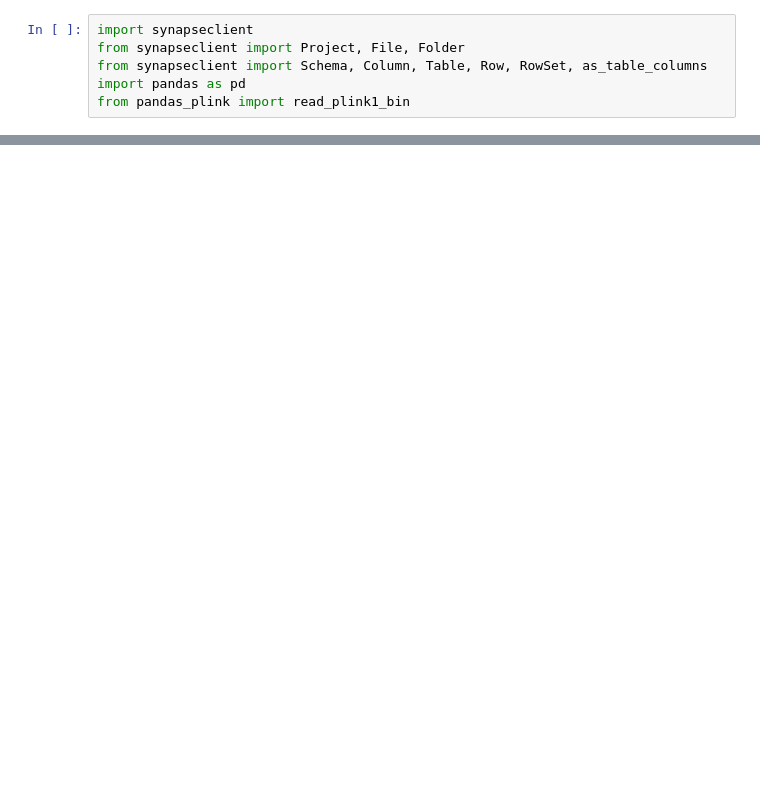
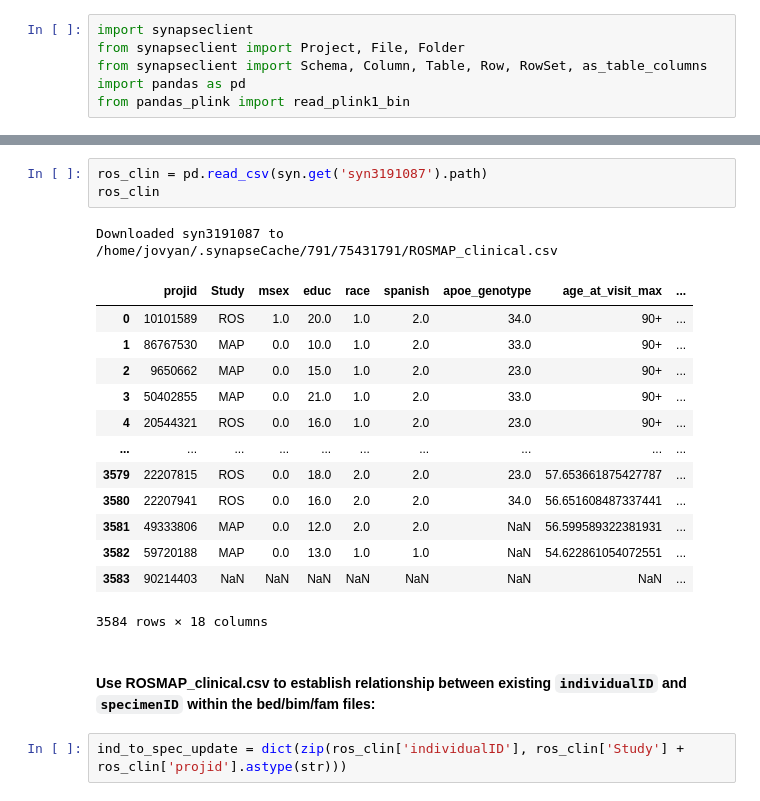
Before and after one commit to MasterPastures/AMP-AD-Data-Wrangling-VB, a Jupyter notebook: 09_2024_ROSMAP_snpArray_Fixes.ipynb, the cells around one changed output, grey strips where cells are left out. Saved outputs shown, nothing was run; the diff lists cells and outputs as text; blank space fills up the shorter version.

Commit message:
finished fixes to ROSMAP_biospecimen_metadata.csv and ROSMAP_assay_snpArray_metadata.csv for snpArray data

```diff
--- a/09_2024_ROSMAP_snpArray_Fixes.ipynb
+++ b/09_2024_ROSMAP_snpArray_Fixes.ipynb
@@ -16,0 +45,22 @@ KeyboardInterrupt:
+# %%
+ros_clin = pd.read_csv(syn.get('syn3191087').path)
+ros_clin
+# %% [output]
+Downloaded syn3191087 to /home/jovyan/.synapseCache/791/75431791/ROSMAP_clinical.csv
+|  | projid | Study | msex | educ | race | spanish | apoe_genotype | age_at_visit_max | ... |
+| 0 | 10101589 | ROS | 1.0 | 20.0 | 1.0 | 2.0 | 34.0 | 90+ | ... |
+| 1 | 86767530 | MAP | 0.0 | 10.0 | 1.0 | 2.0 | 33.0 | 90+ | ... |
+| 2 | 9650662 | MAP | 0.0 | 15.0 | 1.0 | 2.0 | 23.0 | 90+ | ... |
+| 3 | 50402855 | MAP | 0.0 | 21.0 | 1.0 | 2.0 | 33.0 | 90+ | ... |
+| 4 | 20544321 | ROS | 0.0 | 16.0 | 1.0 | 2.0 | 23.0 | 90+ | ... |
+| ... | ... | ... | ... | ... | ... | ... | ... | ... | ... |
+| 3579 | 22207815 | ROS | 0.0 | 18.0 | 2.0 | 2.0 | 23.0 | 57.653661875427787 | ... |
+| 3580 | 22207941 | ROS | 0.0 | 16.0 | 2.0 | 2.0 | 34.0 | 56.651608487337441 | ... |
+| 3581 | 49333806 | MAP | 0.0 | 12.0 | 2.0 | 2.0 | NaN | 56.599589322381931 | ... |
+| 3582 | 59720188 | MAP | 0.0 | 13.0 | 1.0 | 1.0 | NaN | 54.622861054072551 | ... |
+| 3583 | 90214403 | NaN | NaN | NaN | NaN | NaN | NaN | NaN | ... |
+3584 rows × 18 columns
+# %% [markdown]
+#### Use ROSMAP_clinical.csv to establish relationship between existing `individualID` and `specimenID` within the bed/bim/fam files:
+# %%
+ind_to_spec_update = dict(zip(ros_clin['individualID'], ros_clin['Study'] + ros_clin['projid'].astype(str)))
```
Also changed, not shown: parts of 26 cells of this notebook.
